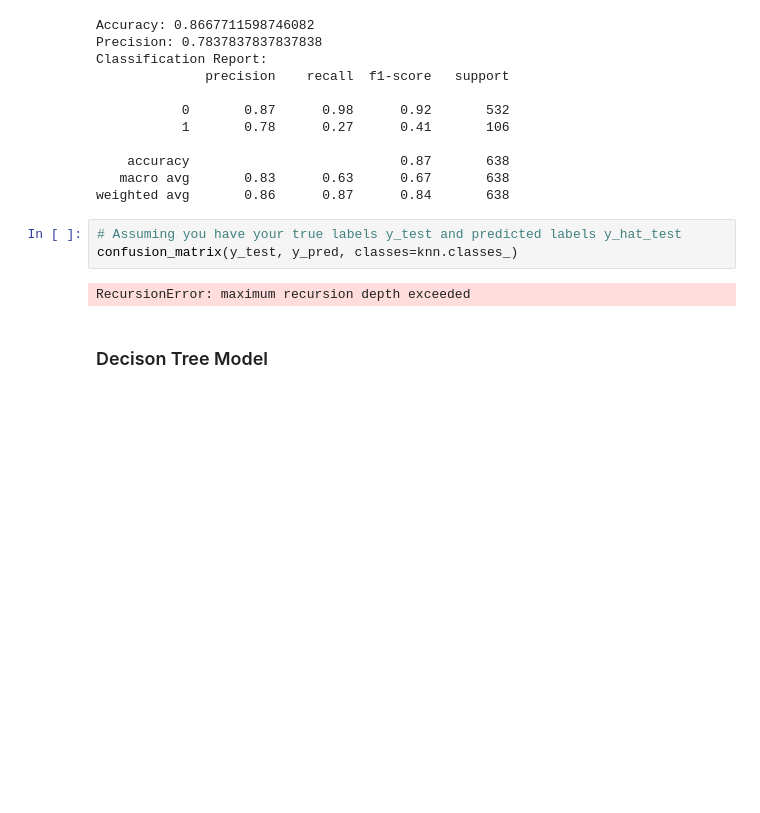
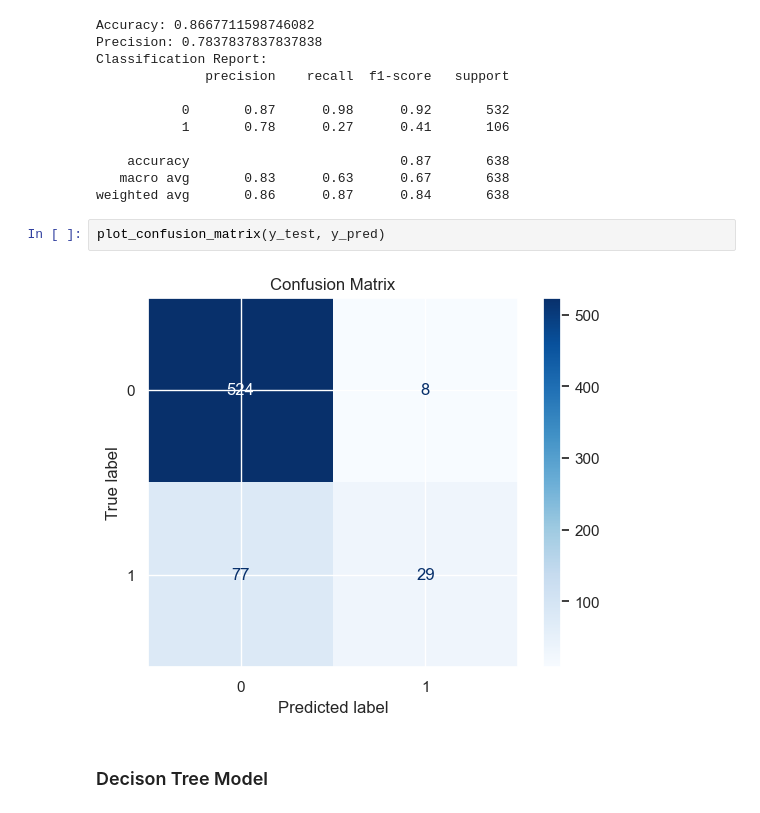
Before and after one commit to Atieng/Customer-Churn-Prediction, a Jupyter notebook: Customer-churn.ipynb, the cells around one changed output. Cells and saved outputs as stored; diff of their text form; blank space fills up the shorter version.

```diff
--- a/Customer-churn.ipynb
+++ b/Customer-churn.ipynb
@@ -862,10 +863,9 @@ Classification Report:
    macro avg       0.83      0.63      0.67       638
 weighted avg       0.86      0.87      0.84       638
 # %%
-# Assuming you have your true labels y_test and predicted labels y_hat_test
-confusion_matrix(y_test, y_pred, classes=knn.classes_)
+plot_confusion_matrix(y_test, y_pred)
 # %% [output]
-RecursionError: maximum recursion depth exceeded
+[figure, added]
 # %% [markdown]
 ### Decison Tree Model
 # %%
```
Also changed, not shown: parts of 33 cells of this notebook.
